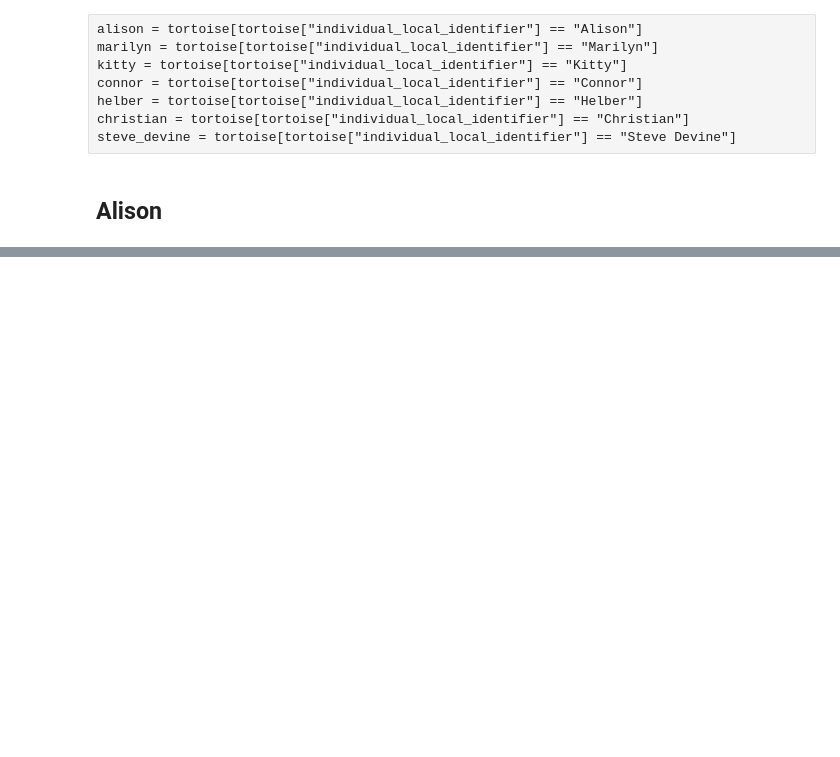
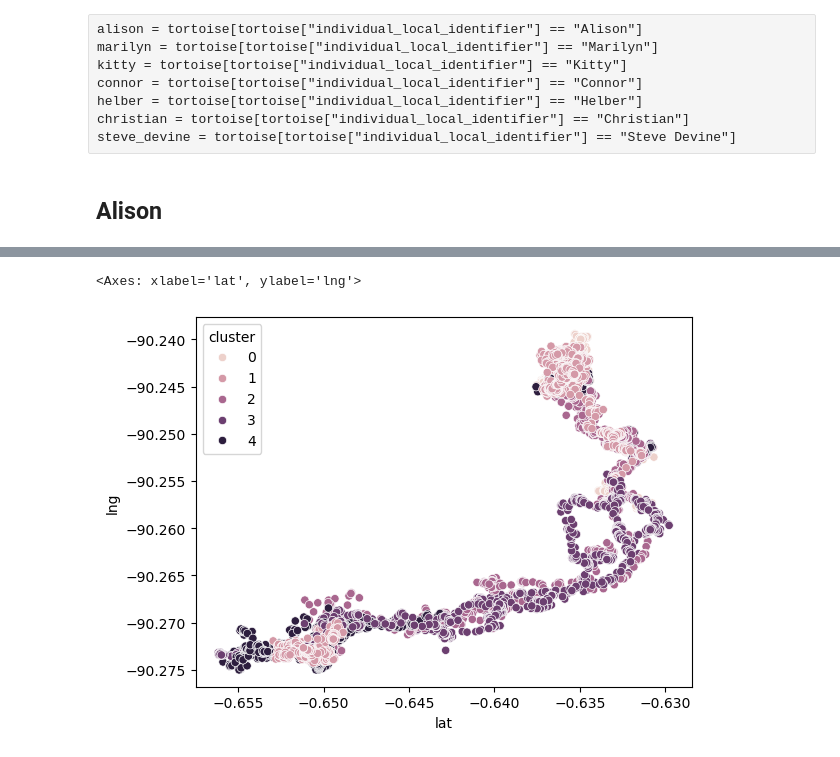
Before and after one commit to joshwinnes11/Math485, a Jupyter notebook: HW/HW4.ipynb, the cells around one changed output, grey strips where cells are left out. Saved outputs shown, nothing was run; the diff lists cells and outputs as text; code cells hidden in the pictures; blank space fills up the shorter version.

```diff
--- a/HW/HW4.ipynb
+++ b/HW/HW4.ipynb
@@ -217,0 +298,5 @@ sns.scatterplot(alison_kmeans, x="location_lat", y="location_long", hue="cluster
+# %%
+sns.scatterplot(alison_kmeans, x="lat", y="lng", hue="cluster")
+# %% [output]
+<Axes: xlabel='lat', ylabel='lng'>
+[figure, added]
```
Also changed, not shown: parts of 19 cells of this notebook.
